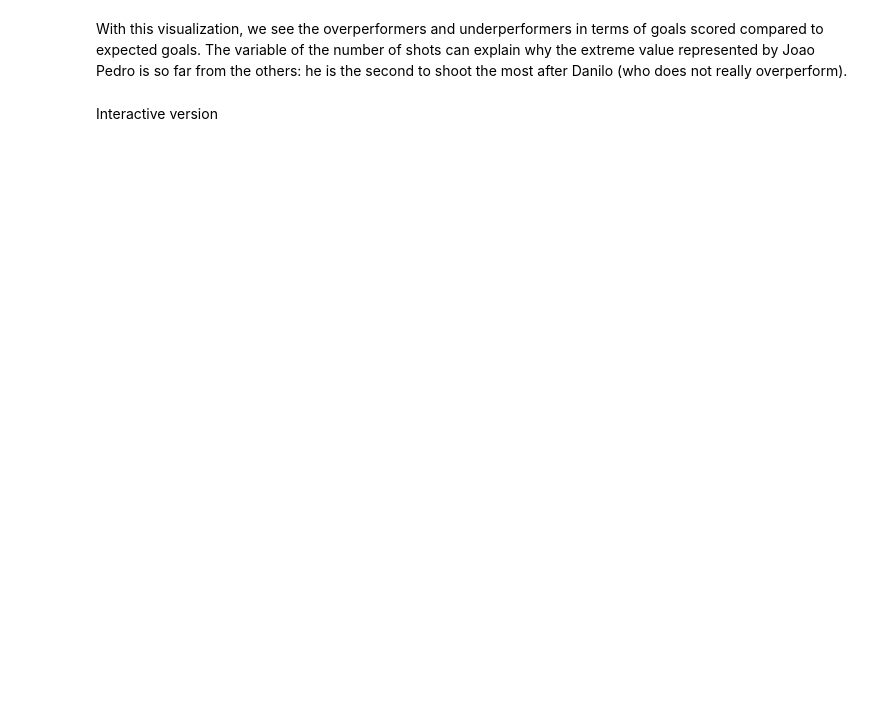
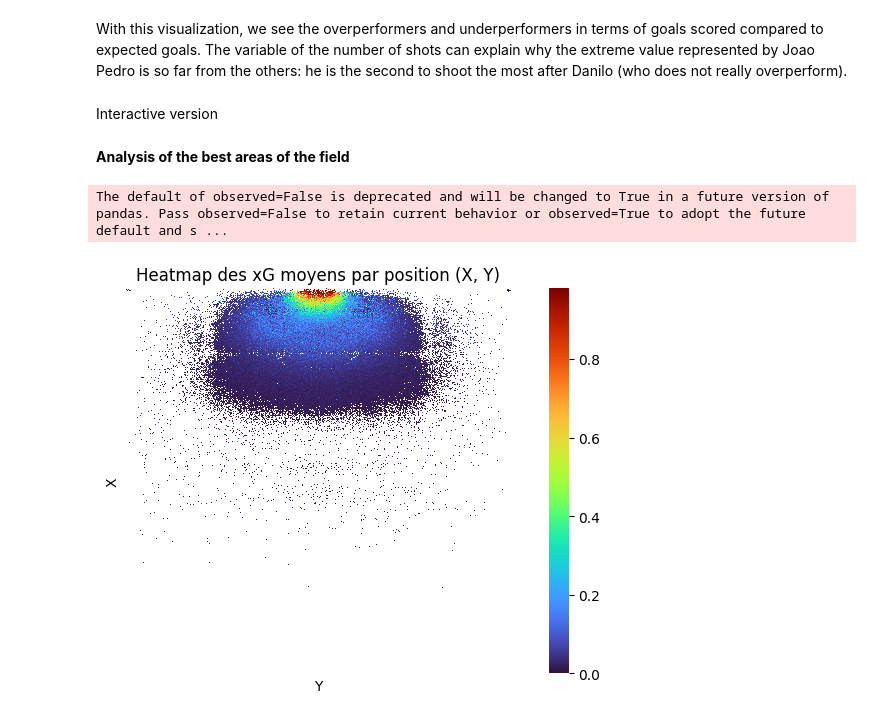
Before and after one commit to Plestan/Football-shots-analysis, a Jupyter notebook: analysis.ipynb, the cells around one changed output. Cells and saved outputs as stored; diff of their text form; code cells hidden in the pictures; blank space fills up the shorter version.

Commit message:
Heatmaps

```diff
--- a/analysis.ipynb
+++ b/analysis.ipynb
@@ -316,3 +294,38 @@ fig.update_layout(
 )
 
 fig.show()
+# %% [markdown]
+**Analysis of the best areas of the field**
+# %%
+import matplotlib.pyplot as plt
+import seaborn as sns
+import numpy as np
+import pandas as pd
+
+x_bins = np.linspace(0, 1, 100)
+y_bins = np.linspace(0, 1, 100)
+
+shots['x_bin'] = pd.cut(shots['X'], bins=x_bins)
+shots['y_bin'] = pd.cut(shots['Y'], bins=y_bins)
+
+# Average xG per box
+heatmap_data = shots.groupby(['x_bin', 'y_bin'])['xG Understat'].mean().unstack()
+
+plt.figure(figsize=(10, 5))
+ax = sns.heatmap(
+    heatmap_data,
+    cmap='turbo',
+    square=True,
+    cbar=True
+)
+
+ax.invert_yaxis()
+ax.set_xticks([])
+ax.set_yticks([])
+ax.set_xlabel('Y')
+ax.set_ylabel('X')
+plt.title("Heatmap des xG moyens par position (X, Y)")
+plt.show()
+# %% [output]
+The default of observed=False is deprecated and will be changed to True in a future version of pandas. Pass observed=False to retain current behavior or observed=True to adopt the future default and s ...
+[figure, added]
```
Also changed, not shown: parts of 9 cells of this notebook.
